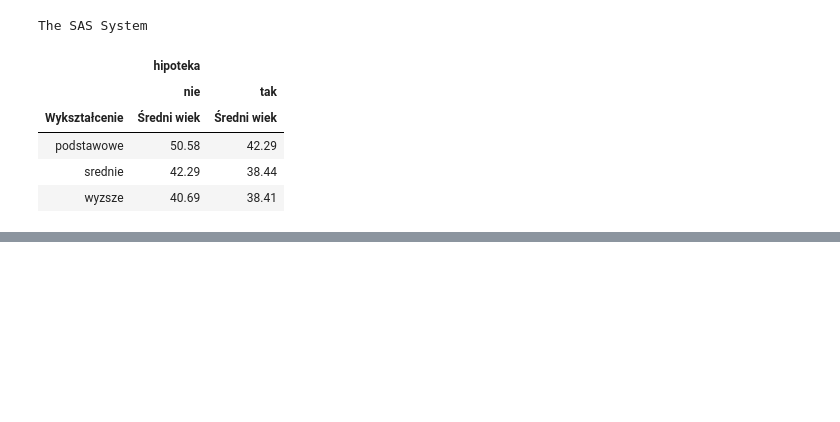
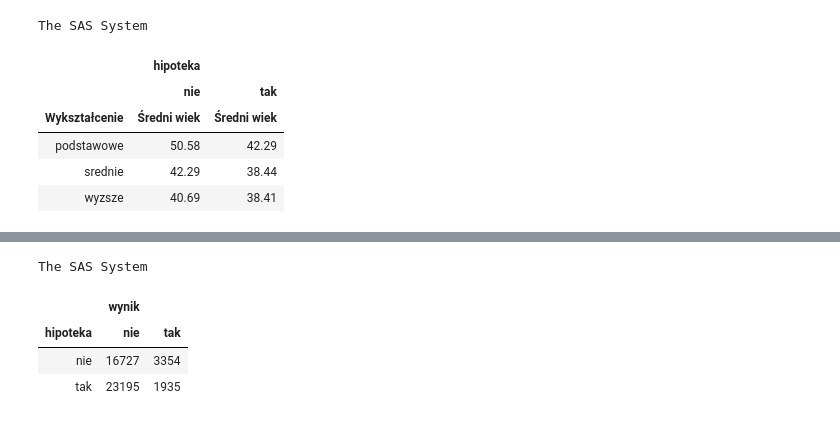
Before and after one commit to lwawrowski/przetwarzanie-danych-SAS, a Jupyter notebook: 08-report.ipynb, the cells around one changed output, grey strips where cells are left out. Saved outputs shown, nothing was run; the diff lists cells and outputs as text; code cells hidden in the pictures; blank space fills up the shorter version.

```diff
--- a/08-report.ipynb
+++ b/08-report.ipynb
@@ -317,0 +375,12 @@ The SAS System
+# %%
+proc report data=bib.bank style(header)={background=blue foreground=white};
+column hipoteka wynik;
+define wynik / across;
+define hipoteka / group;
+run;
+# %% [output]
+The SAS System
+|  | wynik |  |
+| hipoteka | nie | tak |
+| nie | 16727 | 3354 |
+| tak | 23195 | 1935 |
```
Also changed, not shown: parts of 9 cells of this notebook, 5 other files.
